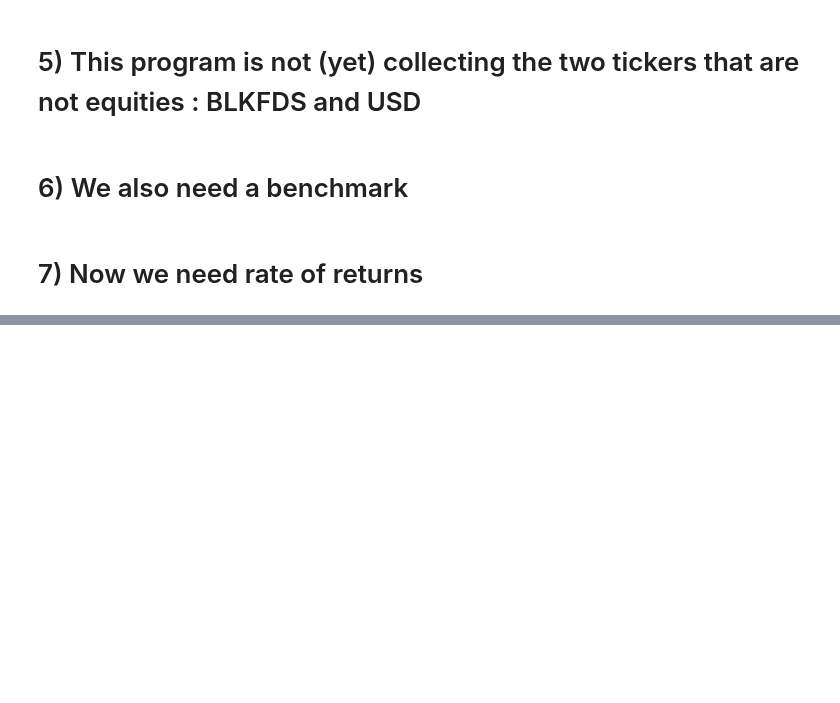
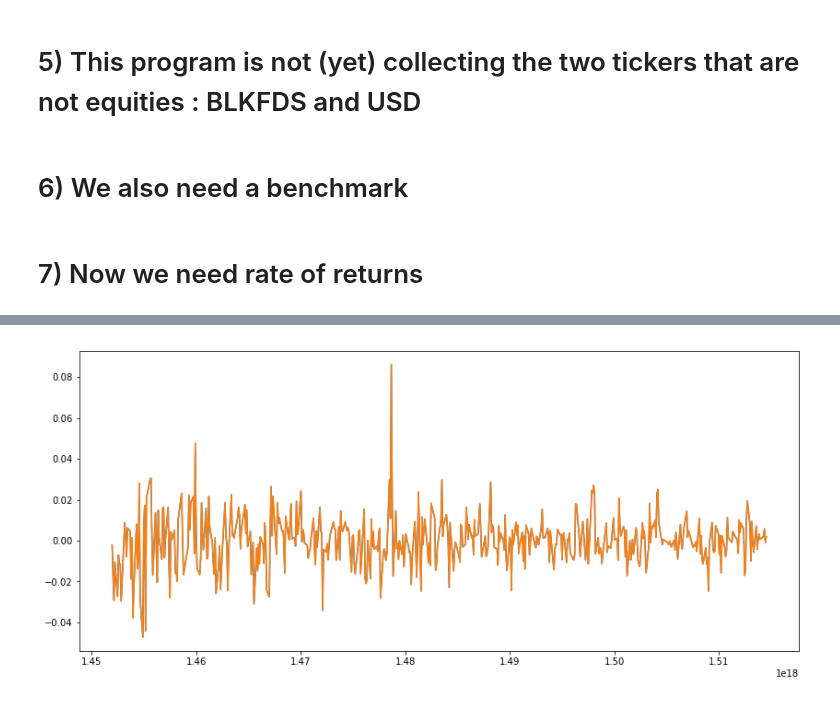
Before and after one commit to DLColumbia/DeepLearning_for_finance, a Jupyter notebook: Quandl Basics.ipynb, the cells around one changed output, grey strips where cells are left out. Cells and saved outputs as stored; diff of their text form; code cells hidden in the pictures; blank space fills up the shorter version.

```diff
--- a/Quandl Basics.ipynb
+++ b/Quandl Basics.ipynb
@@ -212,0 +197,7 @@ plt.show;
+# %%
+plt.plot(df_ror_1['High'])
+plt.hold
+plt.plot(benchmark1['High'].pct_change())
+plt.show;
+# %% [output]
+[figure, added]
```
Also changed, not shown: parts of 6 cells of this notebook.
